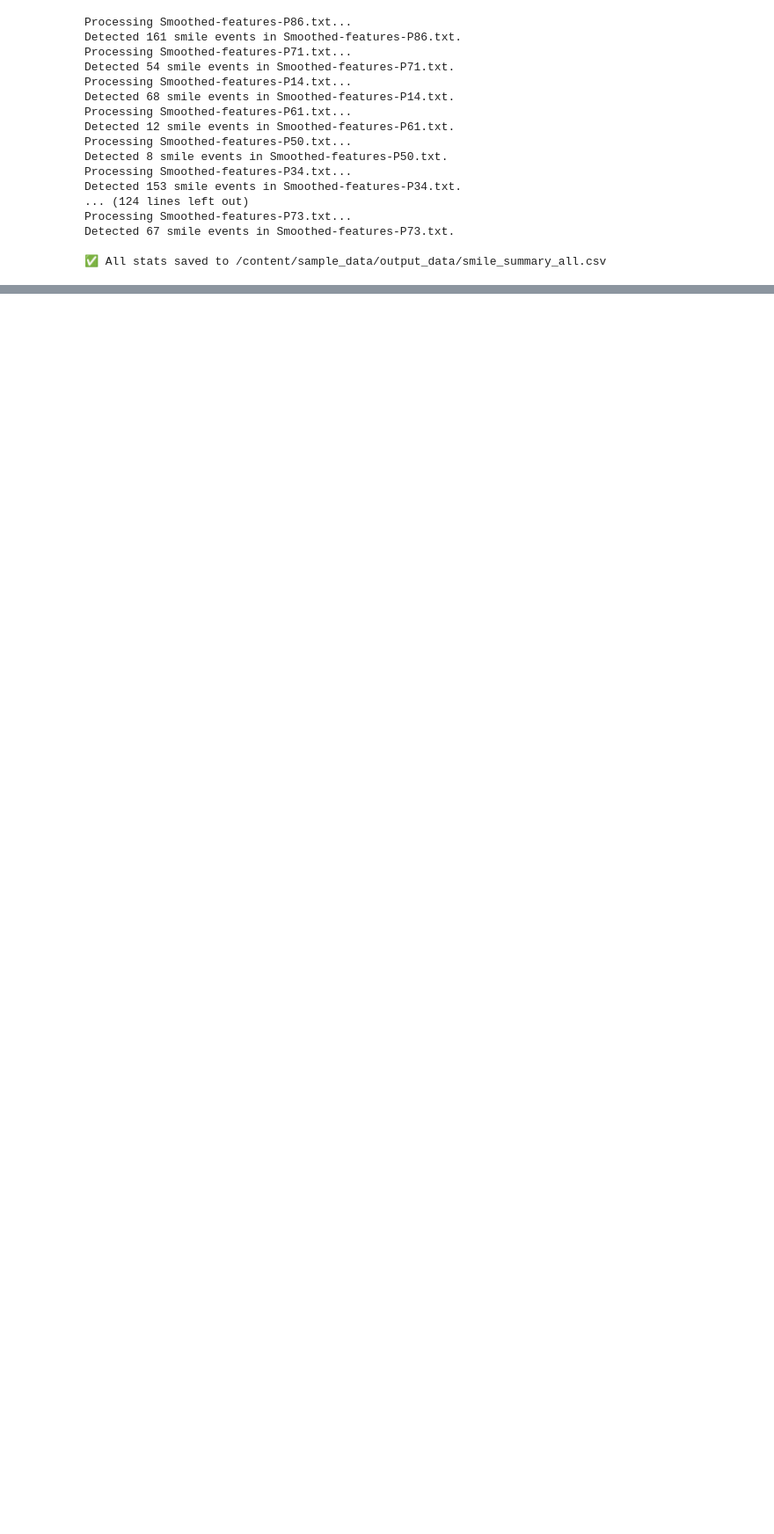
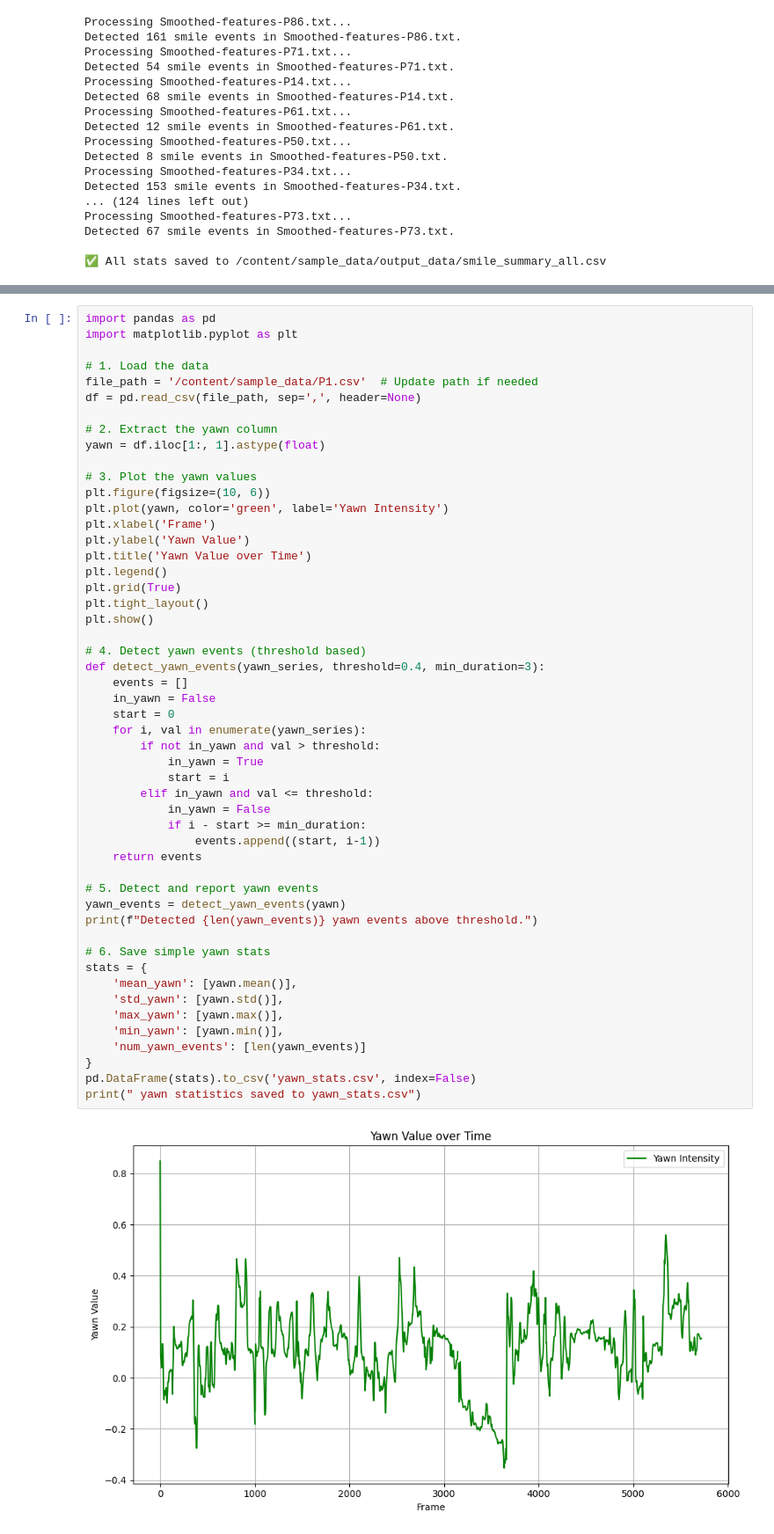
Before and after one commit to kartik10sharma/cv_prj, a Jupyter notebook: Welcome_To_Colab.ipynb, the cells around one changed output, grey strips where cells are left out. Shown: that part at 88% size. Drawn from its saved outputs; the diff is of its cells as text; blank space fills up the shorter version.

```diff
--- a/Welcome_To_Colab.ipynb
+++ b/Welcome_To_Colab.ipynb
@@ -198,0 +201,53 @@ Detected 67 smile events in Smoothed-features-P73.txt.
+# %%
+import pandas as pd
+import matplotlib.pyplot as plt
+
+# 1. Load the data
+file_path = '/content/sample_data/P1.csv'  # Update path if needed
+df = pd.read_csv(file_path, sep=',', header=None)
+
+# 2. Extract the yawn column
+yawn = df.iloc[1:, 1].astype(float)
+
+# 3. Plot the yawn values
+plt.figure(figsize=(10, 6))
+plt.plot(yawn, color='green', label='Yawn Intensity')
+plt.xlabel('Frame')
+plt.ylabel('Yawn Value')
+plt.title('Yawn Value over Time')
+plt.legend()
+plt.grid(True)
+plt.tight_layout()
+plt.show()
+
+# 4. Detect yawn events (threshold based)
+def detect_yawn_events(yawn_series, threshold=0.4, min_duration=3):
+    events = []
+    in_yawn = False
+    start = 0
+    for i, val in enumerate(yawn_series):
+        if not in_yawn and val > threshold:
+            in_yawn = True
+            start = i
+        elif in_yawn and val <= threshold:
+            in_yawn = False
+            if i - start >= min_duration:
+                events.append((start, i-1))
+    return events
+
+# 5. Detect and report yawn events
+yawn_events = detect_yawn_events(yawn)
+print(f"Detected {len(yawn_events)} yawn events above threshold.")
+
+# 6. Save simple yawn stats
+stats = {
+    'mean_yawn': [yawn.mean()],
+    'std_yawn': [yawn.std()],
+    'max_yawn': [yawn.max()],
+    'min_yawn': [yawn.min()],
+    'num_yawn_events': [len(yawn_events)]
+}
+pd.DataFrame(stats).to_csv('yawn_stats.csv', index=False)
+print(" yawn statistics saved to yawn_stats.csv")
+# %% [output]
+[figure, added]
```
Also changed, not shown: parts of 4 cells of this notebook.
